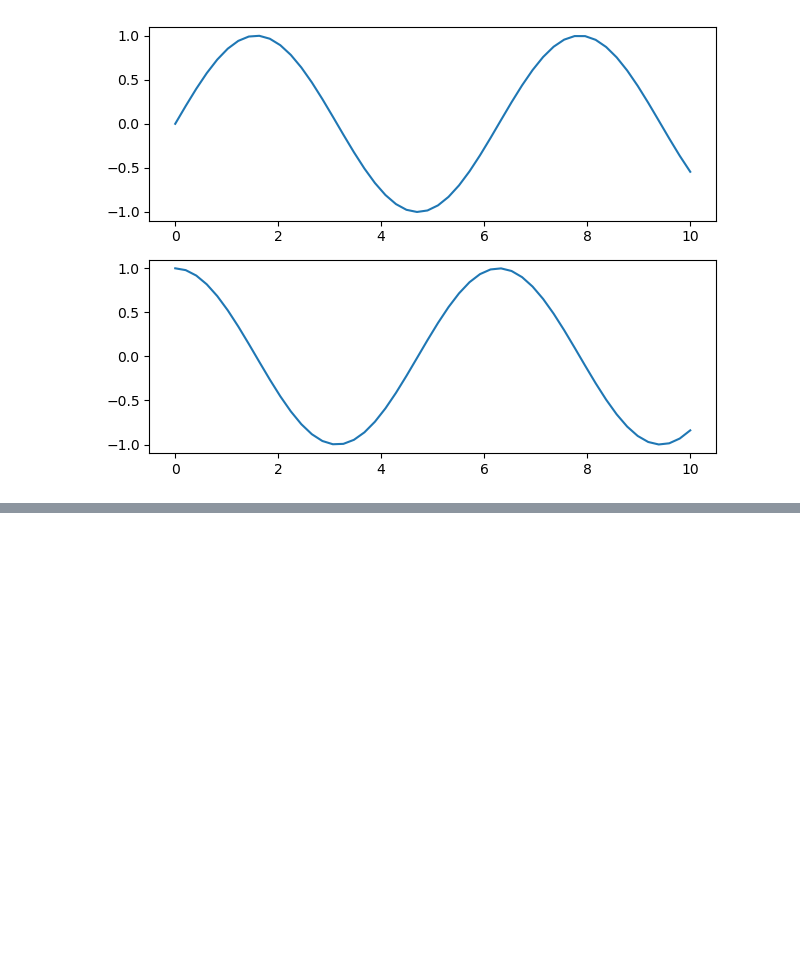
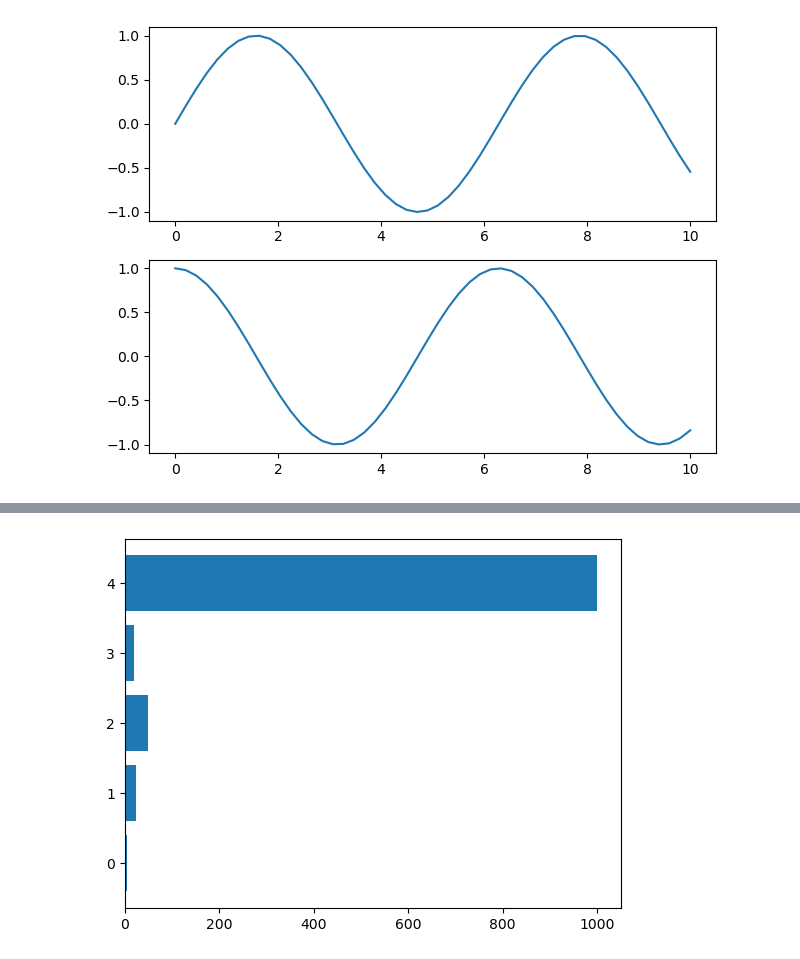
Before and after one commit to bharadwazai/nit_fsds, a Jupyter notebook: matplotlib.ipynb, the cells around one changed output, grey strips where cells are left out. Cells and saved outputs as stored; diff of their text form; code cells hidden in the pictures; blank space fills up the shorter version.

```diff
--- a/matplotlib.ipynb
+++ b/matplotlib.ipynb
@@ -302,0 +312,8 @@ plt.show()
+# %%
+data2 = [5. , 25. , 50. , 20., 1000.]
+
+plt.barh(range(len(data2)), data2)
+
+plt.show()
+# %% [output]
+[figure, added]
```
Also changed, not shown: parts of 29 cells of this notebook.
